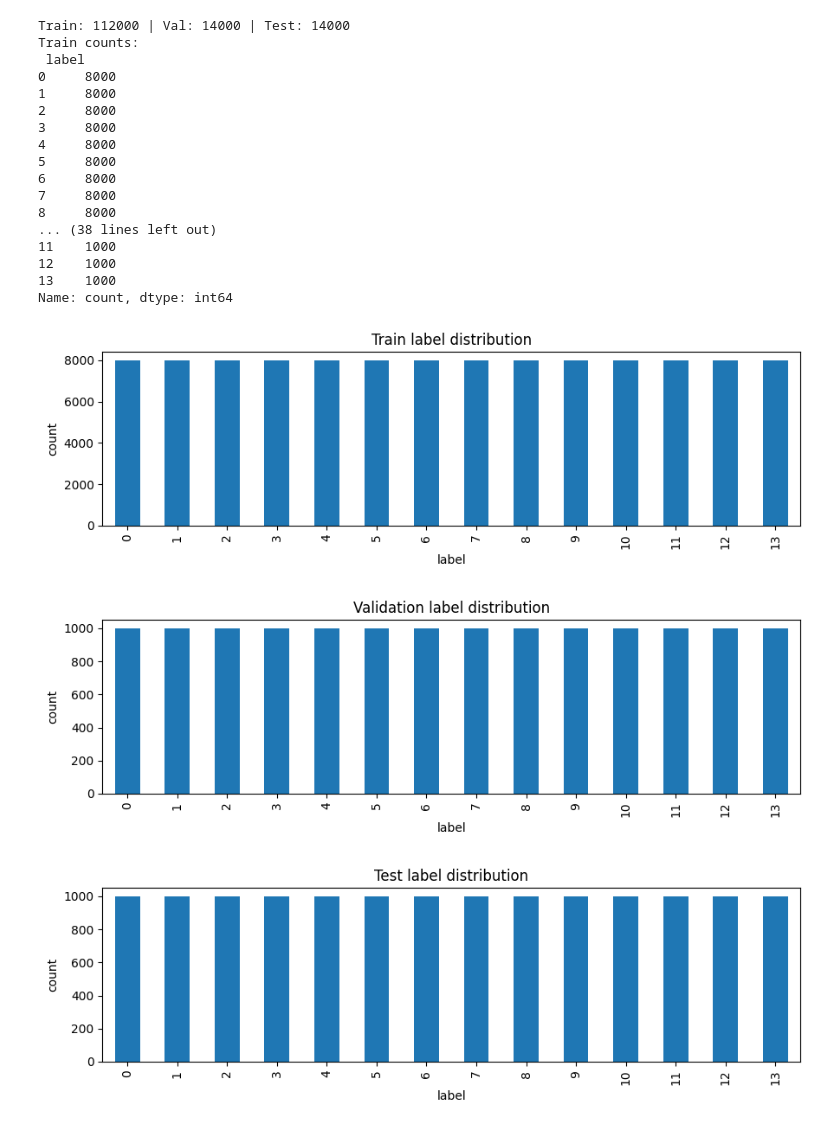
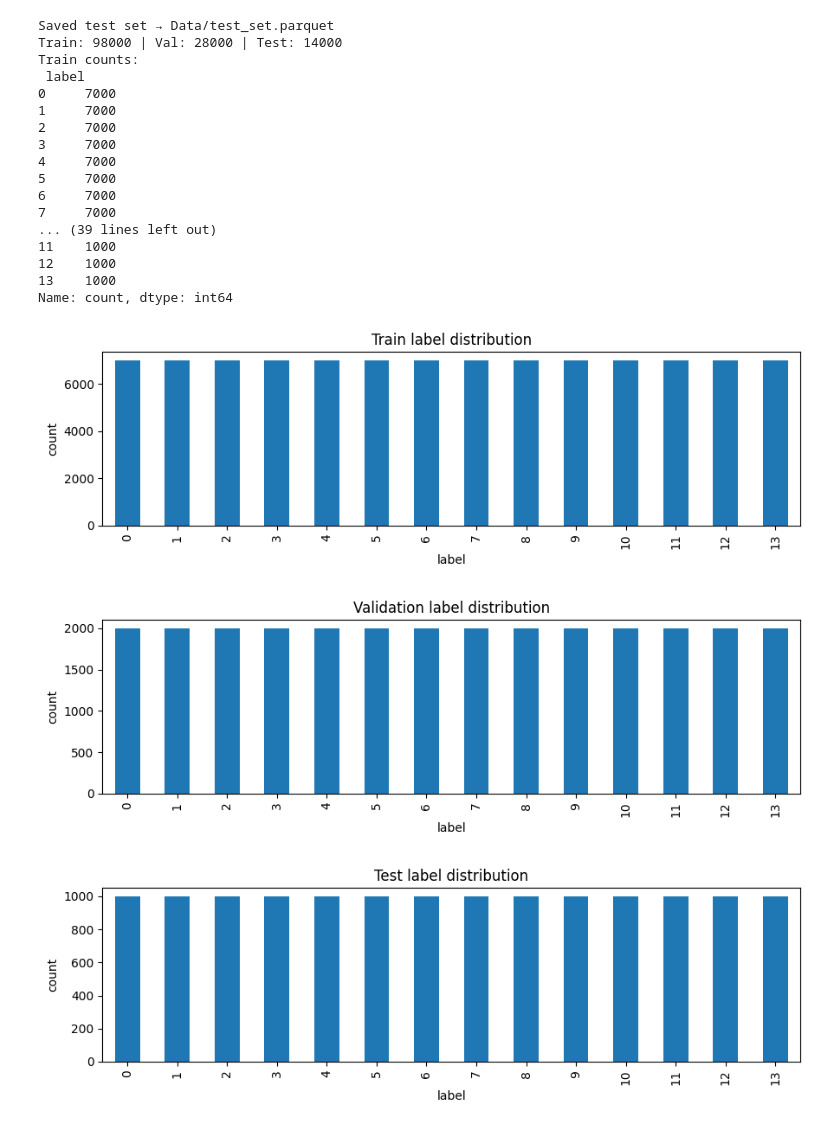
Before and after one commit to FarhanKhalawi/Text-Classification-Using-DistilBERT, a Jupyter notebook: train.ipynb, the cells around one changed output. Drawn from its saved outputs; the diff is of its cells as text; code cells hidden in the pictures.

Commit message:
Update training notebook with data split, model exploration, and training curves

```diff
--- a/train.ipynb
+++ b/train.ipynb
@@ -59,49 +46,58 @@ device(type='cuda')
 # %%
+# Load dataset.parquet
 df = pd.read_parquet("Data/dataset.parquet")
-df["text"] = df["title"].fillna("") + " [SEP] " + df["content"].fillna("")
 
-# 80% train, 10% val, 10% test (stratified)
-train_df, tmp_df = train_test_split(
-    df, test_size=0.20, random_state=42, stratify=df["label"]
+# =========================
+# Split: train / val / test
+# We use 70/20/10 so validation is exactly 0.20.
+# =========================
+train_df, rest_df = train_test_split(
+    df, test_size=0.30, random_state=42, stratify=df["label"]
 )
 val_df, test_df = train_test_split(
-    tmp_df, test_size=0.50, random_state=42, stratify=tmp_df["label"]
+    rest_df, test_size=(1/3), random_state=42, stratify=rest_df["label"]
 )
+
+os.makedirs("Data", exist_ok=True)
+test_df.to_parquet("Data/test_set.parquet", index=False)
+print("Saved test set → Data/test_set.parquet")
 
 print(f"Train: {len(train_df)} | Val: {len(val_df)} | Test: {len(test_df)}")
 
-# Distribution checks (print + quick bars)
+
 def show_dist(name, s):
     ax = s.value_counts().sort_index().plot(kind="bar", figsize=(9,3))
-    ax.set_title(f"{name} label distribution"); ax.set_xlabel("label"); ax.set_ylabel("count")
-    plt.tight_layout(); plt.show()
+    ax.set_title(f"{name} label distribution")
+    ax.set_xlabel("label")
+    ax.set_ylabel("count")
+    plt.tight_layout()
+    plt.show()
 
 print("Train counts:\n", train_df["label"].value_counts().sort_index())
 print("\nVal counts:\n",   val_df["label"].value_counts().sort_index())
 print("\nTest counts:\n",  test_df["label"].value_counts().sort_index())
-
 show_dist("Train", train_df["label"])
 show_dist("Validation", val_df["label"])
 show_dist("Test", test_df["label"])
 # %% [output]
-Train: 112000 | Val: 14000 | Test: 14000
+Saved test set → Data/test_set.parquet
+Train: 98000 | Val: 28000 | Test: 14000
 Train counts:
  label
-0     8000
-1     8000
-2     8000
-3     8000
-4     8000
-5     8000
-6     8000
-7     8000
-8     8000
-... (38 lines left out)
+0     7000
+1     7000
+2     7000
+3     7000
+4     7000
+5     7000
+6     7000
+7     7000
+... (39 lines left out)
 11    1000
 12    1000
 13    1000
 Name: count, dtype: int64
-[figure, old version]
+[figure, new version]
-[figure, old version]
+[figure, new version]
 [figure]
 # %%
```
Also changed, not shown: parts of 10 cells of this notebook.
